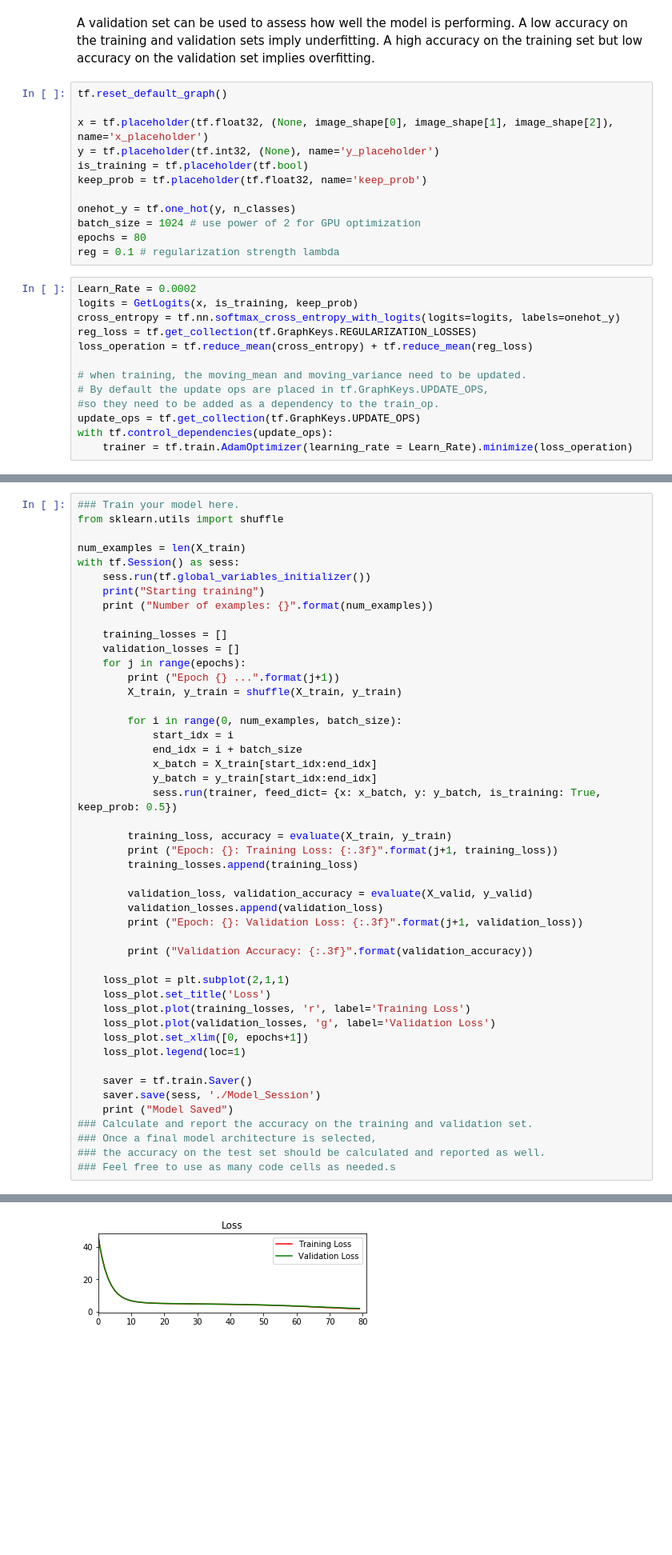
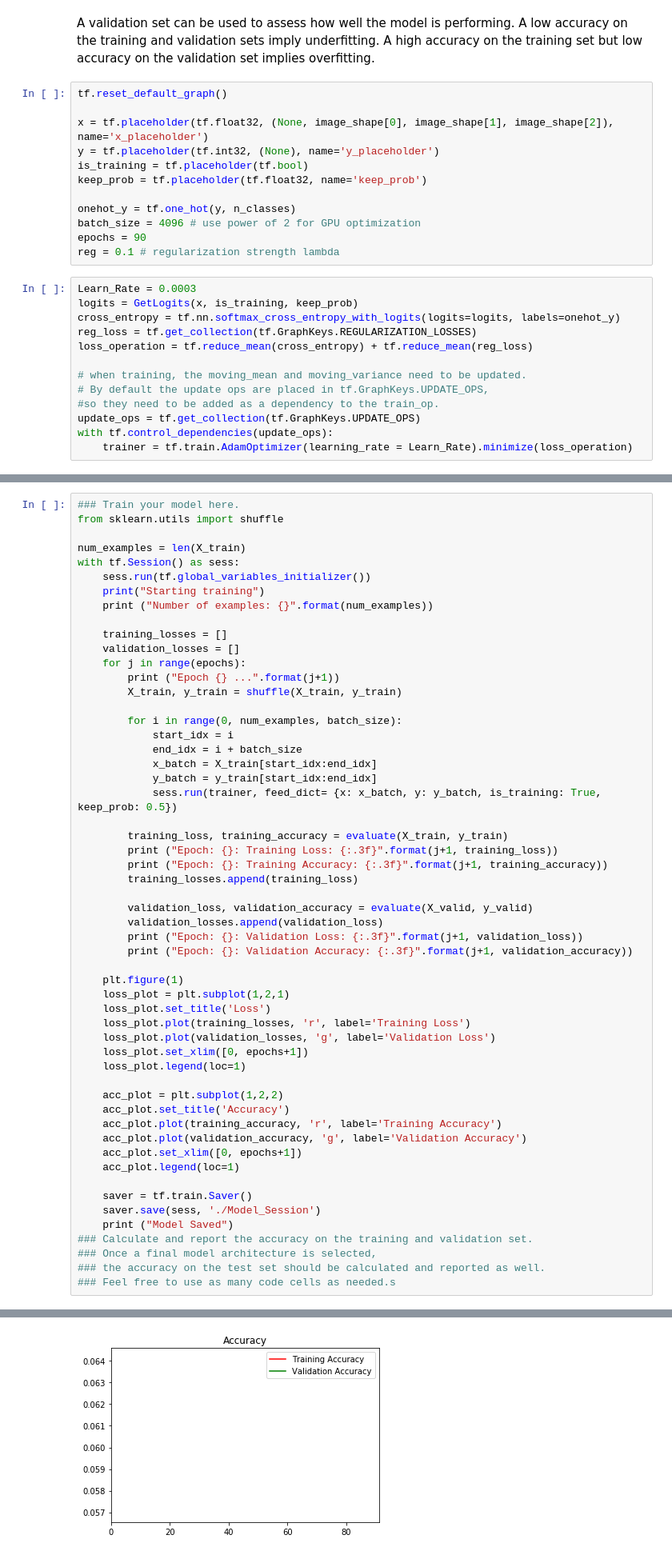
Before and after one commit to udacity/CarND-Traffic-Sign-Classifier-Project, a Jupyter notebook: Traffic_Sign_Classifier.ipynb, the cells around one changed output, grey strips where cells are left out. Shown at 80% size. Cells and saved outputs as stored; diff of their text form; blank space fills up the shorter version.

```diff
--- a/Traffic_Sign_Classifier.ipynb
+++ b/Traffic_Sign_Classifier.ipynb
@@ -377,11 +377,11 @@ is_training = tf.placeholder(tf.bool)
 keep_prob = tf.placeholder(tf.float32, name='keep_prob')
 
 onehot_y = tf.one_hot(y, n_classes)
-batch_size = 1024 # use power of 2 for GPU optimization
-epochs = 80
+batch_size = 4096 # use power of 2 for GPU optimization
+epochs = 90
 reg = 0.1 # regularization strength lambda
 # %%
-Learn_Rate = 0.0002
+Learn_Rate = 0.0003
 logits = GetLogits(x, is_training, keep_prob)
 cross_entropy = tf.nn.softmax_cross_entropy_with_logits(logits=logits, labels=onehot_y)
 reg_loss = tf.get_collection(tf.GraphKeys.REGULARIZATION_LOSSES)
@@ -447,22 +447,30 @@ with tf.Session() as sess:
             y_batch = y_train[start_idx:end_idx]
             sess.run(trainer, feed_dict= {x: x_batch, y: y_batch, is_training: True, keep_prob: 0.5})
 
-        training_loss, accuracy = evaluate(X_train, y_train)
+        training_loss, training_accuracy = evaluate(X_train, y_train)
         print ("Epoch: {}: Training Loss: {:.3f}".format(j+1, training_loss))
+        print ("Epoch: {}: Training Accuracy: {:.3f}".format(j+1, training_accuracy))
         training_losses.append(training_loss)
 
         validation_loss, validation_accuracy = evaluate(X_valid, y_valid)
         validation_losses.append(validation_loss)
         print ("Epoch: {}: Validation Loss: {:.3f}".format(j+1, validation_loss))
+        print ("Epoch: {}: Validation Accuracy: {:.3f}".format(j+1, validation_accuracy))
 
-        print ("Validation Accuracy: {:.3f}".format(validation_accuracy))
-
-    loss_plot = plt.subplot(2,1,1)
+    plt.figure(1)
+    loss_plot = plt.subplot(1,2,1)
     loss_plot.set_title('Loss')
     loss_plot.plot(training_losses, 'r', label='Training Loss')
     loss_plot.plot(validation_losses, 'g', label='Validation Loss')
     loss_plot.set_xlim([0, epochs+1])
     loss_plot.legend(loc=1)
+
+    acc_plot = plt.subplot(1,2,2)
+    acc_plot.set_title('Accuracy')
+    acc_plot.plot(training_accuracy, 'r', label='Training Accuracy')
+    acc_plot.plot(validation_accuracy, 'g', label='Validation Accuracy')
+    acc_plot.set_xlim([0, epochs+1])
+    acc_plot.legend(loc=1)
 
     saver = tf.train.Saver()
     saver.save(sess, './Model_Session')
@@ -491,5 +499,5 @@ Validation Accuracy: 0.927
 Model Saved
-[figure, old version]
+[figure, new version]
 # %% [markdown]
 ---
 
```
Also changed, not shown: parts of 1 cell of this notebook.
